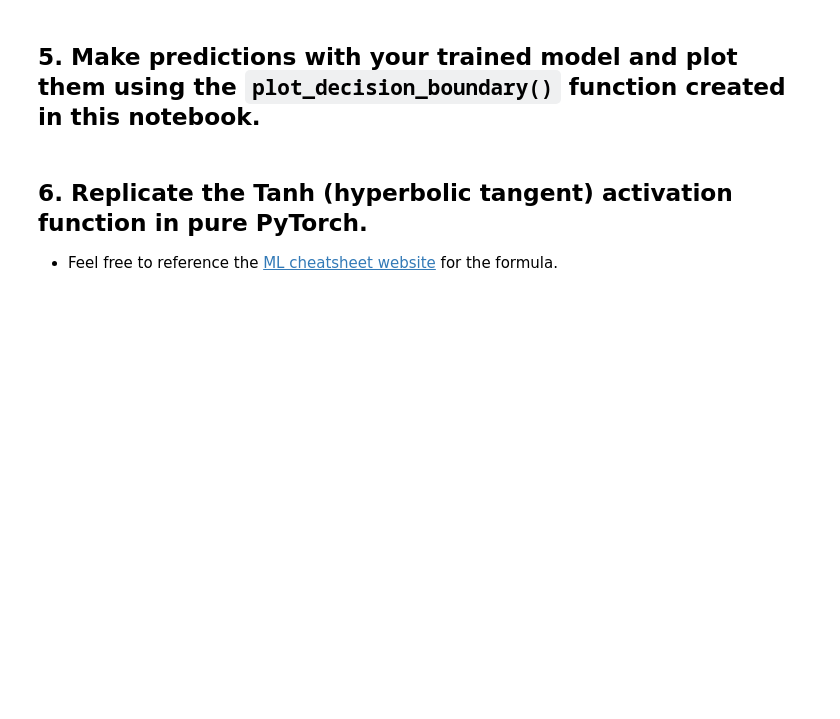
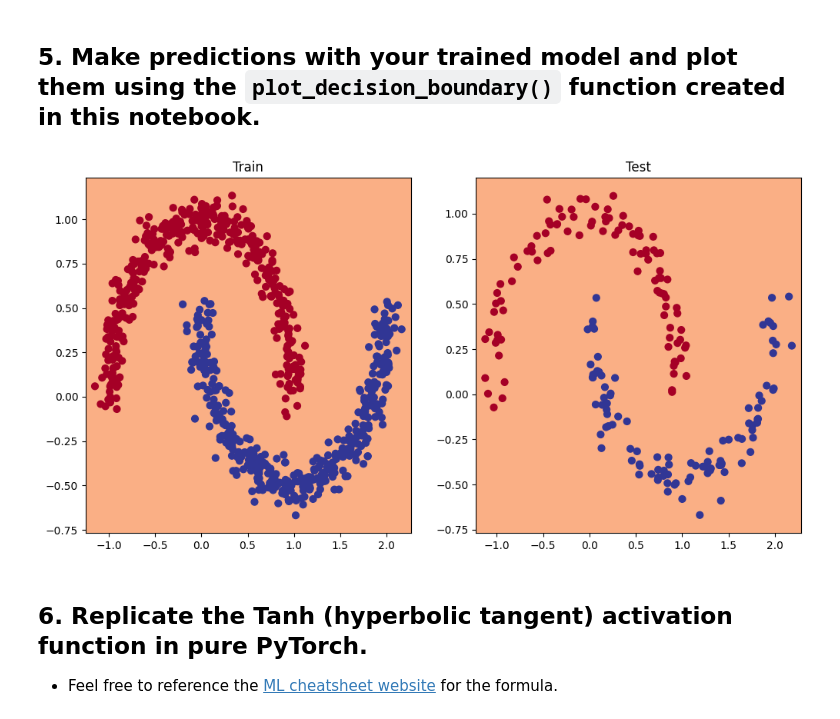
Before and after one commit to ilyadash/pytorch-deep-learning, a Jupyter notebook: my_work/exercises/02_pytorch_classification_exercises.ipynb, the cells around one changed output. Saved outputs shown, nothing was run; the diff lists cells and outputs as text; code cells hidden in the pictures; blank space fills up the shorter version.

```diff
--- a/my_work/exercises/02_pytorch_classification_exercises.ipynb
+++ b/my_work/exercises/02_pytorch_classification_exercises.ipynb
@@ -74,13 +74,14 @@ plt.show()
 [figure]
 # %%
 # Turn data into tensors of dtype float
-X_tensor = torch.tensor(X.values, dtype=torch.float)
-Y_tensor = torch.tensor(Y.values, dtype=torch.float)
+X_tensor = torch.tensor(X, dtype=torch.float)
+Y_tensor = torch.tensor(Y, dtype=torch.float)
 
 # Split the data into train and test sets (80% train, 20% test)
 from sklearn.model_selection import train_test_split
 TEST_SIZE = 0.2
 X_train, X_test, Y_train, Y_test = train_test_split(X_tensor, Y_tensor, test_size=TEST_SIZE, random_state=RANDOM_SEED)
+X_train, X_test, Y_train, Y_test = X_train.to(device), X_test.to(device), Y_train.to(device), Y_test.to(device)
 # %% [markdown]
 ## 2. Build a model by subclassing `nn.Module` that incorporates non-linear activation functions and is capable of fitting the data you created in 1.
   * Feel free to use any combination of PyTorch layers (linear and non-linear) you want.
@@ -91,26 +92,28 @@ from torch import nn
 # Inherit from nn.Module to make a model capable of fitting the mooon data
 class MoonModelV0(nn.Module):
     ## Your code here ##
-    def init(self):
+    def __init__(self, in_features, out_features, hidden_units):
         super().__init__()
-        self.layer1 = nn.Linear(2, 5, bias=True, device=None, dtype=torch.float)
-        self.layer2 = nn.Linear(5, 3, bias=True, device=None, dtype=torch.float)
-        self.layer3 = nn.Linear(3, 2, bias=True, device=None, dtype=torch.float)
-        self.activation = nn.ReLu()
+        self.layer1 = nn.Linear(in_features=in_features, out_features=hidden_units, bias=True, device=None, dtype=torch.float)
+        self.layer2 = nn.Linear(in_features=hidden_units, out_features=hidden_units, bias=True, device=None, dtype=torch.float)
+        self.layer3 = nn.Linear(in_features=hidden_units, out_features=out_features, bias=True, device=None, dtype=torch.float)
+        self.activation = nn.ReLU()
         self.final_activ = nn.Sigmoid()
     def forward(self, x):
         result = self.final_activ(self.layer3(self.activation(self.layer2(self.activation(self.layer1(x)))))) ## Your code here ##
         return result
 
 # Instantiate the model
-model0 = MoonModelV0()## Your code here ##
+model0 = MoonModelV0(in_features=2, out_features=1, hidden_units=5)
+model0 = model0.to(device)
 # %% [markdown]
 ## 3. Setup a binary classification compatible loss function and optimizer to use when training the model built in 2.
 # %%
 # Setup loss function
 loss_fn = nn.BCELoss()
+#loss_fn = nn.BCEWithLogitsLoss() # sigmoid layer built-in
 # Setup optimizer to optimize model's parameters
-optim = torch.optim.SGD(model.parameters(), lr=0.01, momentum=0.9) # stohastic gradient desecnt
+optimizer = torch.optim.SGD(params=model0.parameters(), lr=0.1) # stohastic gradient desecnt #, momentum=0.9
 # %% [markdown]
 ## 4. Create a training and testing loop to fit the model you created in 2 to the data you created in 1.
   * Do a forward pass of the model to see what's coming out in the form of logits, prediction probabilities and labels.
@@ -139,7 +155,5 @@ Pred labels:
 # Let's calculuate the accuracy using accuracy from TorchMetrics
 !pip -q install torchmetrics # Colab doesn't come with torchmetrics
 from torchmetrics import Accuracy
-
-## TODO: Uncomment this code to use the Accuracy function
-# acc_fn = Accuracy(task="multiclass", num_classes=2).to(device) # send accuracy function to device
-# acc_fn
+acc_fn = Accuracy(task="multiclass", num_classes=2).to(device) # send accuracy function to device
+acc_fn(Y_labels,Y_train) # evaluate accuracy on training set
@@ -237,3 +249,14 @@ def plot_decision_boundary(model, X, y):
+# %%
+# Plot decision boundaries for training and test sets
+plt.figure(figsize=(12, 6))
+plt.subplot(1, 2, 1)
+plt.title("Train")
+plot_decision_boundary(model0, X_train, Y_train)
+plt.subplot(1, 2, 2)
+plt.title("Test")
+plot_decision_boundary(model0, X_test, Y_test)
+# %% [output]
+[figure, added]
 # %% [markdown]
 ## 6. Replicate the Tanh (hyperbolic tangent) activation function in pure PyTorch.
   * Feel free to reference the [ML cheatsheet website](https://ml-cheatsheet.readthedocs.io/en/latest/activation_functions.html#tanh) for the formula.
```
Also changed, not shown: parts of 5 cells of this notebook.
